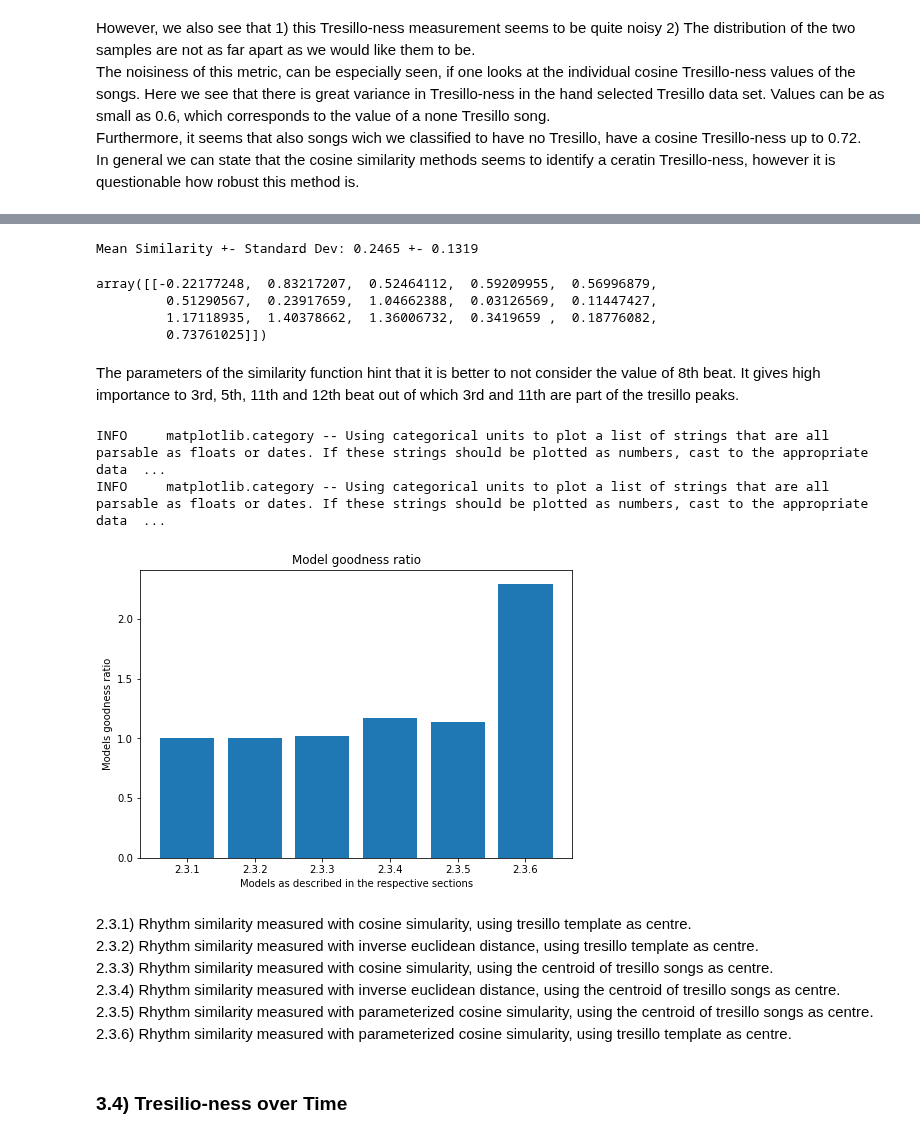
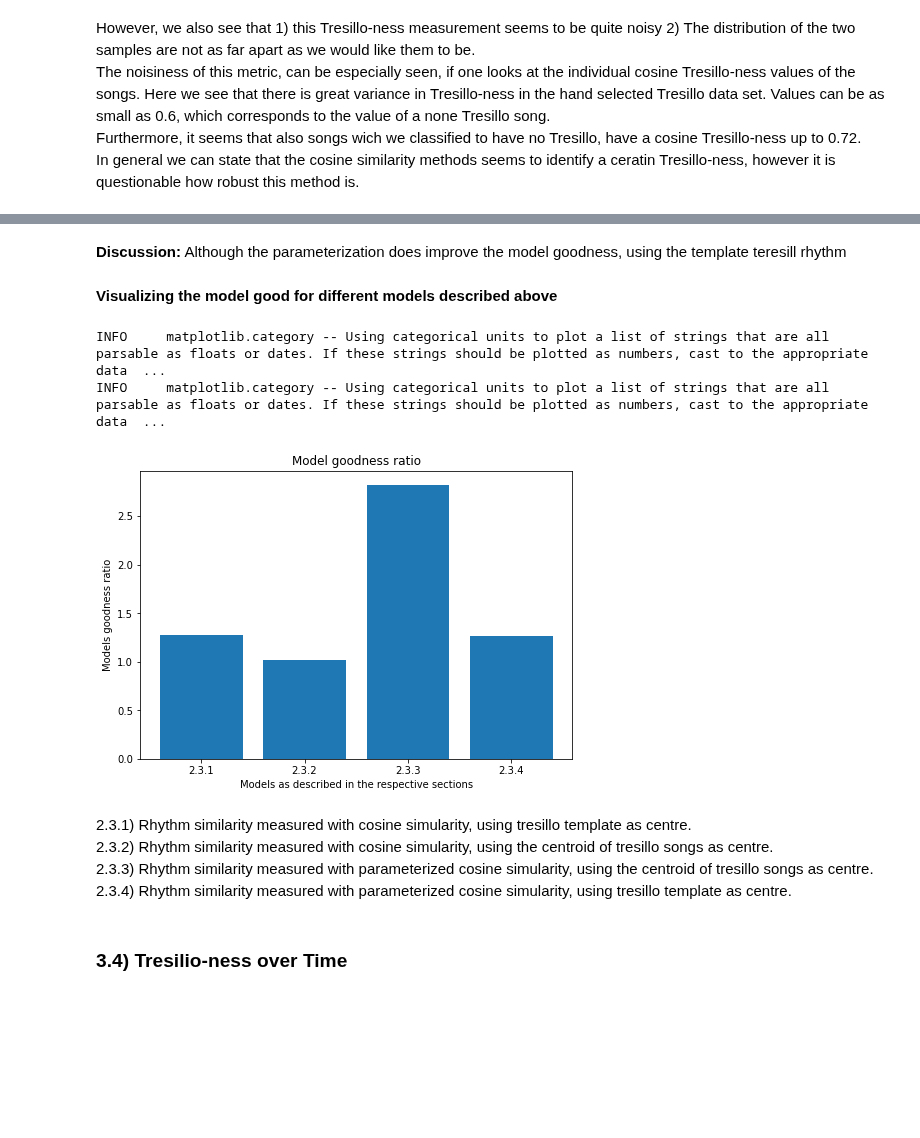
Before and after one commit to pushkarjajoria/Tresillo, a Jupyter notebook: src/milestone_3_sugessted_structure.ipynb, the cells around one changed output, grey strips where cells are left out. Cells and saved outputs as stored; diff of their text form; code cells hidden in the pictures; blank space fills up the shorter version.

Commit message:
Model comparison section

```diff
--- a/src/milestone_3_sugessted_structure.ipynb
+++ b/src/milestone_3_sugessted_structure.ipynb
@@ -464,2 +473,2 @@ vanilla_tresillo_vector = np.asarray(df_synt_tresillo.loc['Vanilla_Tresillo',"0"
 # %%
-model_goodness_1 = 1
+model_goodness_1
@@ -488,4 +483,8 @@ Similarity for songs without tresillo
 # %%
+sim_present = cosine_similarity(np_tresillo_test, centroid)
+print(f"Mean and Standard dev of Similarity for tresillo set: {round(np.mean(sim_present), 4)} +- {round(np.std(sim_present), 4)}")
 sim_not_present = cosine_similarity(np_non_tresillo, np.array(centroid).reshape(1,-1))
-print(f"Mean Similarity +- Standard Dev: {round(np.mean(sim_not_present), 4)} +- {round(np.std(sim_not_present), 4)}")
+print(f"Mean and Standard dev of Similarity for NOT-tresillo set: {round(np.mean(sim_not_present), 4)} +- {round(np.std(sim_not_present), 4)}")
+model_goodness_2 = round(np.mean(sim_present) / np.mean(sim_not_present), 4)
+print(f"Model Goodness: {model_goodness_2}")
 # %% [output]
@@ -577,0 +561,8 @@ class ParameterizedDistance(nn.Module):
+# %%
+model_goodness_3 = 1/validation_ratio
+model_goodness_3 = model_goodness_3.cpu().detach().item()
+similarity = model.similarity(np_tresillo_test, vanilla_tresillo_vector).cpu().detach().numpy()
+print(f"Mean and Standard dev of Similarity for tresillo set: {round(np.mean(similarity), 4)} +- {round(np.std(similarity), 4)}")
+similarity_not_tre = model.similarity(np_not_tre_validation, vanilla_tresillo_vector).cpu().detach().numpy()
+print(f"Mean and Standard dev of Similarity for NOT tresillo set: {round(np.mean(similarity_not_tre), 4)} +- {round(np.std(similarity_not_tre), 4)}")
+print(f"Model Goodness: {round(model_goodness_3, 4)}")
@@ -600,4 +611,9 @@ model_goodness_5
 # %%
+model_goodness_4 = 1/validation_ratio
+model_goodness_4 = model_goodness_4.cpu().detach().item()
 similarity = model.similarity(np_tresillo_test, vanilla_tresillo_vector).cpu().detach().numpy()
 print(f"Mean Similarity +- Standard Dev: {round(np.mean(similarity), 4)} +- {round(np.std(similarity), 4)}")
+similarity_not_tre = model.similarity(np_not_tre_validation, vanilla_tresillo_vector).cpu().detach().numpy()
+print(f"Mean Similarity +- Standard Dev: {round(np.mean(similarity_not_tre), 4)} +- {round(np.std(similarity_not_tre), 4)}")
+print(f"Model Goodness: {round(model_goodness_4, 4)}")
 # %% [output]
@@ -648,39 +623,28 @@ Mean Similarity +- Standard Dev: 0.5656 +- 0.2344
-# %%
-similarity_not_tre = model.similarity(np_not_tre_validation, vanilla_tresillo_vector).cpu().detach().numpy()
-print(f"Mean Similarity +- Standard Dev: {round(np.mean(similarity_not_tre), 4)} +- {round(np.std(similarity_not_tre), 4)}")
-# %% [output]
-Mean Similarity +- Standard Dev: 0.2465 +- 0.1319
-# %%
-model.theta.cpu().detach().numpy()
-# %% [output]
-array([[-0.22177248,  0.83217207,  0.52464112,  0.59209955,  0.56996879,
-         0.51290567,  0.23917659,  1.04662388,  0.03126569,  0.11447427,
-         1.17118935,  1.40378662,  1.36006732,  0.3419659 ,  0.18776082,
-         0.73761025]])
-# %% [markdown]
-The parameters of the similarity function hint that it is better to not consider the value of 8th beat. It gives high importance to 3rd, 5th, 11th and 12th beat out of which 3rd and 11th are part of the tresillo peaks.
+# %% [markdown]
+**Discussion:**
+Although the parameterization does improve the model goodness, using the template teresill rhythm
+# %% [markdown]
+**Visualizing the model good for different models described above**
 # %%
 import plotly.express as px
 fig = plt.figure()
 ax = fig.add_axes([0,0,1,1])
-models = ["2.3.1", "2.3.2", "2.3.3", "2.3.4", "2.3.5", "2.3.6"]
-goodness = [model_goodness_1, model_goodness_2, model_goodness_3, model_goodness_4, model_goodness_5, model_goodness_6]
+models = ["2.3.1", "2.3.2", "2.3.3", "2.3.4"]
+goodness = [model_goodness_1, model_goodness_2, model_goodness_3, model_goodness_4]
 ax.bar(models,goodness)
 ax.set_xlabel('Models as described in the respective sections')
 ax.set_ylabel('Models goodness ratio')
 ax.set_title('Model goodness ratio')
 plt.show()
 # %% [output]
 INFO     matplotlib.category -- Using categorical units to plot a list of strings that are all parsable as floats or dates. If these strings should be plotted as numbers, cast to the appropriate data  ...
 INFO     matplotlib.category -- Using categorical units to plot a list of strings that are all parsable as floats or dates. If these strings should be plotted as numbers, cast to the appropriate data  ...
-[figure, old version]
+[figure, new version]
 # %% [markdown]
 2.3.1) Rhythm similarity measured with cosine simularity, using tresillo template as centre.<br>
-2.3.2) Rhythm similarity measured with inverse euclidean distance, using tresillo template as centre. <br>
-2.3.3) Rhythm similarity measured with cosine simularity, using the centroid of tresillo songs as centre.<br>
-2.3.4) Rhythm similarity measured with inverse euclidean distance, using the centroid of tresillo songs as centre.<br>
-2.3.5) Rhythm similarity measured with parameterized cosine simularity, using the centroid of tresillo songs as centre.<br>
-2.3.6) Rhythm similarity measured with parameterized cosine simularity, using tresillo template as centre.<br>
+2.3.2) Rhythm similarity measured with cosine simularity, using the centroid of tresillo songs as centre.<br>
+2.3.3) Rhythm similarity measured with parameterized cosine simularity, using the centroid of tresillo songs as centre.<br>
+2.3.4) Rhythm similarity measured with parameterized cosine simularity, using tresillo template as centre.<br>
 # %% [markdown]
 ### 3.4) Tresilio-ness over Time
 # %% [markdown]
```
Also changed, not shown: parts of 50 cells of this notebook.
